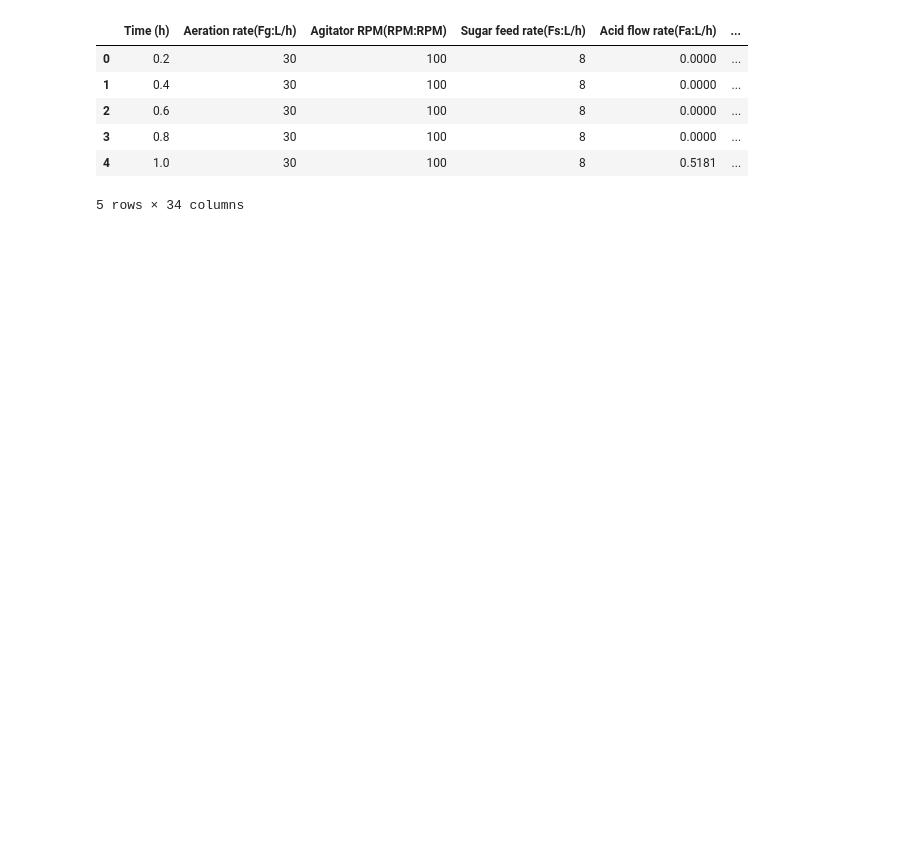
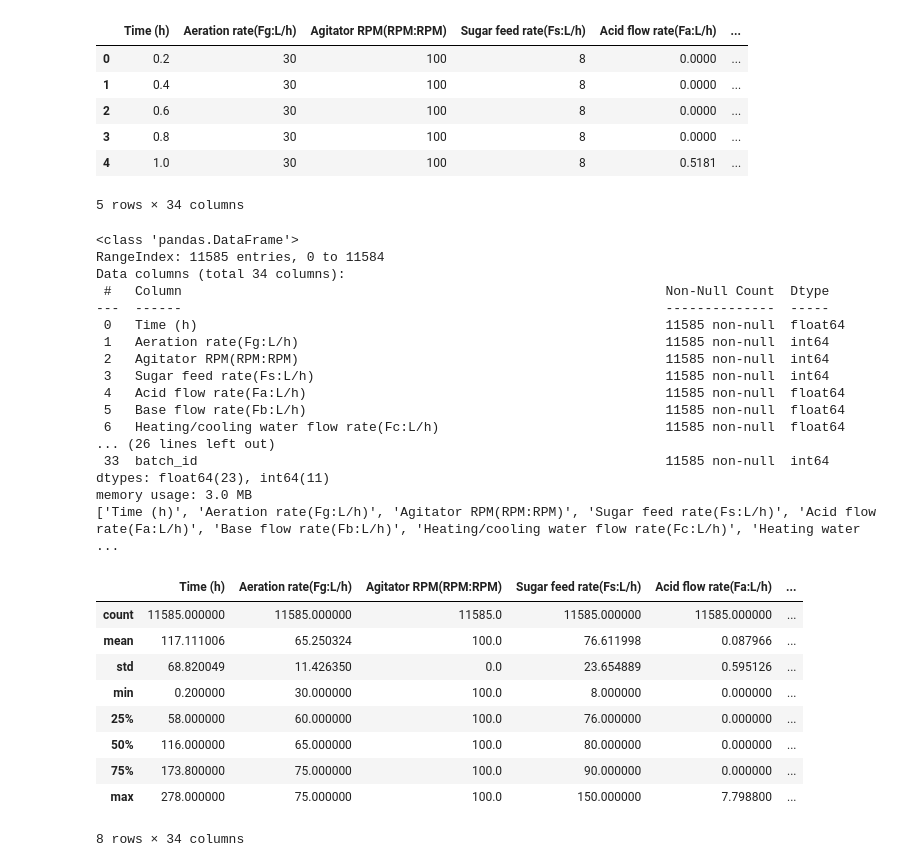
Before and after one commit to asingh1711/penicillin-bioreactor-optimization, a Jupyter notebook: Notebooks/01_data_exploration.ipynb, the cells around one changed output. Drawn from its saved outputs; the diff is of its cells as text; code cells hidden in the pictures; blank space fills up the shorter version.

Commit message:
Add dataset overview and initial data inspection

```diff
--- a/Notebooks/01_data_exploration.ipynb
+++ b/Notebooks/01_data_exploration.ipynb
@@ -14,3 +34,37 @@ df.head()
 | 3 | 0.8 | 30 | 100 | 8 | 0.0000 | ... |
 | 4 | 1.0 | 30 | 100 | 8 | 0.5181 | ... |
 5 rows × 34 columns
+# %%
+
+df.info()
+columns = list(df.columns)
+print(columns)
+df.describe()
+# %% [output]
+<class 'pandas.DataFrame'>
+RangeIndex: 11585 entries, 0 to 11584
+Data columns (total 34 columns):
+ #   Column                                                              Non-Null Count  Dtype
+---  ------                                                              --------------  -----
+ 0   Time (h)                                                            11585 non-null  float64
+ 1   Aeration rate(Fg:L/h)                                               11585 non-null  int64
+ 2   Agitator RPM(RPM:RPM)                                               11585 non-null  int64
+ 3   Sugar feed rate(Fs:L/h)                                             11585 non-null  int64
+ 4   Acid flow rate(Fa:L/h)                                              11585 non-null  float64
+ 5   Base flow rate(Fb:L/h)                                              11585 non-null  float64
+ 6   Heating/cooling water flow rate(Fc:L/h)                             11585 non-null  float64
+... (26 lines left out)
+ 33  batch_id                                                            11585 non-null  int64
+dtypes: float64(23), int64(11)
+memory usage: 3.0 MB
+['Time (h)', 'Aeration rate(Fg:L/h)', 'Agitator RPM(RPM:RPM)', 'Sugar feed rate(Fs:L/h)', 'Acid flow rate(Fa:L/h)', 'Base flow rate(Fb:L/h)', 'Heating/cooling water flow rate(Fc:L/h)', 'Heating water  ...
+|  | Time (h) | Aeration rate(Fg:L/h) | Agitator RPM(RPM:RPM) | Sugar feed rate(Fs:L/h) | Acid flow rate(Fa:L/h) | ... |
+| count | 11585.000000 | 11585.000000 | 11585.0 | 11585.000000 | 11585.000000 | ... |
+| mean | 117.111006 | 65.250324 | 100.0 | 76.611998 | 0.087966 | ... |
+| std | 68.820049 | 11.426350 | 0.0 | 23.654889 | 0.595126 | ... |
+| min | 0.200000 | 30.000000 | 100.0 | 8.000000 | 0.000000 | ... |
+| 25% | 58.000000 | 60.000000 | 100.0 | 76.000000 | 0.000000 | ... |
+| 50% | 116.000000 | 65.000000 | 100.0 | 80.000000 | 0.000000 | ... |
+| 75% | 173.800000 | 75.000000 | 100.0 | 90.000000 | 0.000000 | ... |
+| max | 278.000000 | 75.000000 | 100.0 | 150.000000 | 7.798800 | ... |
+8 rows × 34 columns
```
Also changed, not shown: parts of 2 cells of this notebook.
